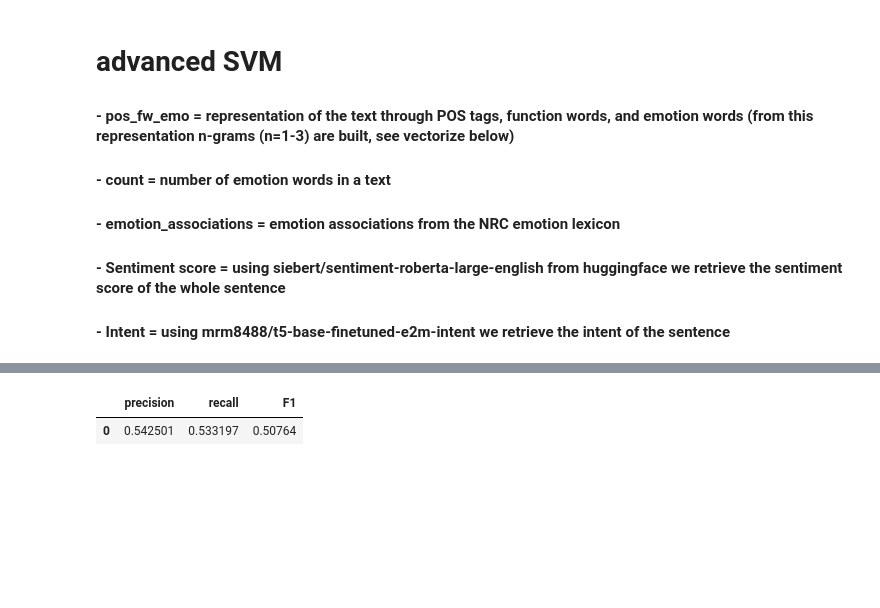
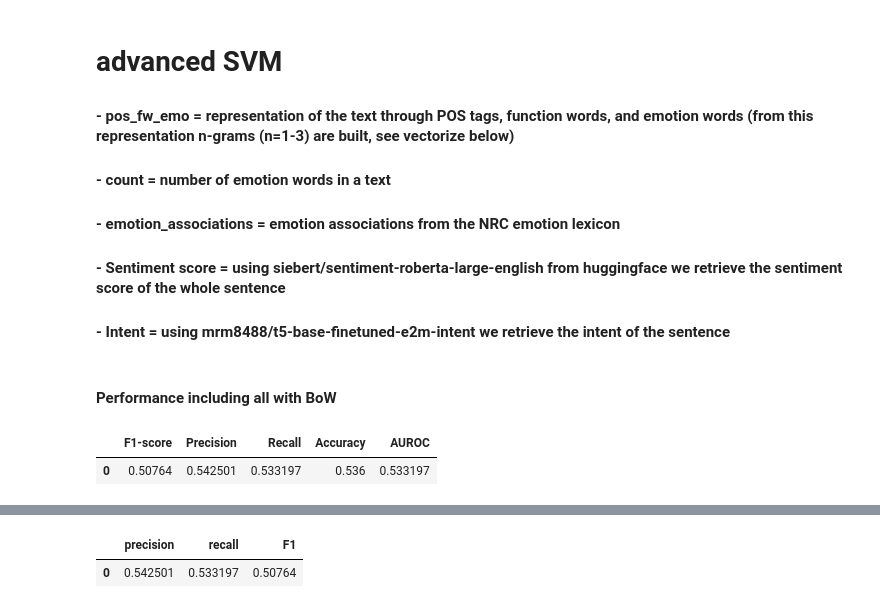
Before and after one commit to HishamAlkaed/Master_Thesis, a Jupyter notebook: code/advancedSVM.ipynb, the cells around one changed output, grey strips where cells are left out. Saved outputs shown, nothing was run; the diff lists cells and outputs as text; code cells hidden in the pictures; blank space fills up the shorter version.

```diff
--- a/code/advancedSVM.ipynb
+++ b/code/advancedSVM.ipynb
@@ -9,6 +10,6 @@ import spacy
 # %%
 # importing the data
-datafolder = '../../data/hateful_memes/'
+datafolder = '../../data/'
 train = datafolder+'train_with_features.csv'
 test = datafolder+'test_with_features.csv'
 dev = datafolder+'dev_with_features.csv'
@@ -22,6 +23,17 @@ df_test = pd.read_csv(test, keep_default_na=False)
 #### - emotion_associations = emotion associations from the NRC emotion lexicon
 #### - Sentiment score = using siebert/sentiment-roberta-large-english from huggingface we retrieve the sentiment score of the whole sentence
 #### - Intent = using mrm8488/t5-base-finetuned-e2m-intent we retrieve the intent of the sentence
+# %%
+def metrics(gold_label, predicted):
+    accuracy = accuracy_score(gold_label, predicted)
+    fpr, tpr, thresholds = roc_curve(gold_label, predicted)
+    AUROC = auc(fpr, tpr)
+    p, r, f1 = precision_recall_fscore_support(gold_label, predicted, average='macro')[:3]
+    return pd.DataFrame({'F1-score': f1,
+                        'Precision': p,
+                        'Recall': r,
+                        'Accuracy': accuracy,
+                        'AUROC':AUROC}, index = [0])
 # %%
 vectorizer1 = CountVectorizer(tokenizer=lambda x: x.split(), analyzer='word', ngram_range=(1, 3)) # to build n-grams (n=1-3) from the pos_fw_emo representation
 vectorizer2 = CountVectorizer(tokenizer=lambda x: x.split(), analyzer='word', ngram_range=(1, 1)) # unigrams of emotion associations
@@ -46,3 +68,10 @@ Y_test = df_test.label.values
 clf_svc = LinearSVC(max_iter=1000000, C = 10,random_state =456)
 clf_svc.fit(X_train, Y_train)
 Y_pred = clf_svc.predict(X_dev)
+# %% [markdown]
+#### Performance including all with BoW
+# %%
+metrics(Y_dev, Y_pred)
+# %% [output]
+|  | F1-score | Precision | Recall | Accuracy | AUROC |
+| 0 | 0.50764 | 0.542501 | 0.533197 | 0.536 | 0.533197 |
```
Also changed, not shown: parts of 8 cells of this notebook, 23 other files.
